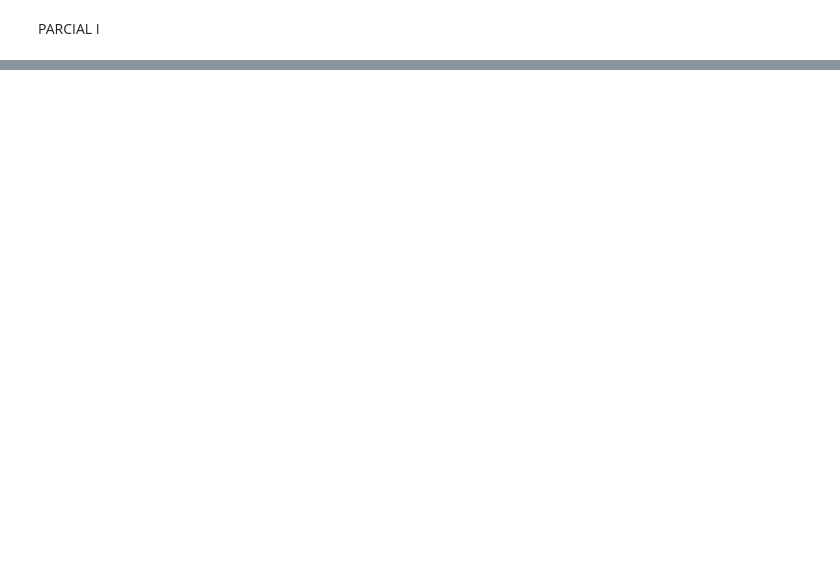
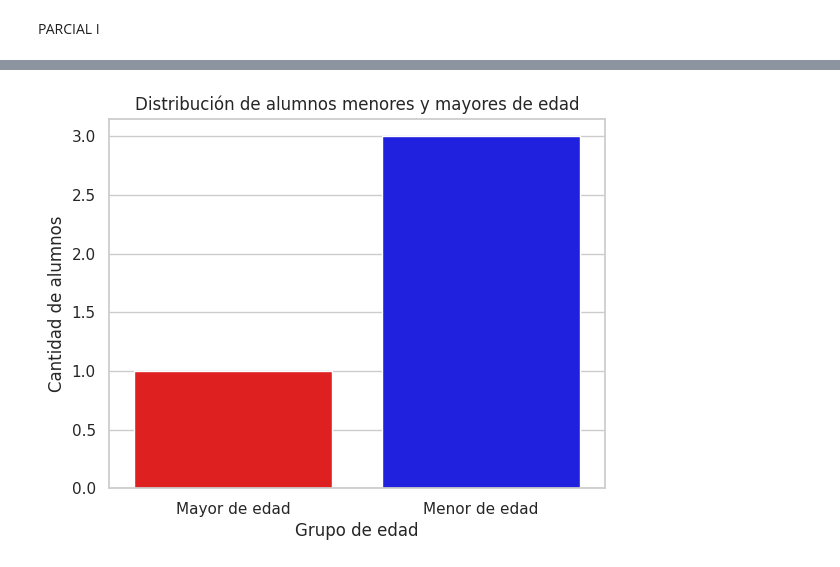
Before and after one commit to eduardosantosugb/PROGRAIII-SEMI-2025, a Jupyter notebook: Untitled0.ipynb, the cells around one changed output, grey strips where cells are left out. Cells and saved outputs as stored; diff of their text form; code cells hidden in the pictures; blank space fills up the shorter version.

```diff
--- a/Untitled0.ipynb
+++ b/Untitled0.ipynb
@@ -1146,0 +1025,25 @@ Para un monto de $1785.79, el impuesto a pagar es: $6.00
+# %%
+import pandas as pd
+ruta = "/content/edades.csv"
+edades= pd.read_csv(ruta,sep=";",encoding="UTF-8")
+# %%
+import matplotlib.pyplot as plt
+import seaborn as sns
+
+edades['grupo_edad'] = edades['edades'].apply(lambda x: 'Menor de edad' if x < 18 else 'Mayor de edad')
+
+conteo = edades['grupo_edad'].value_counts()
+sns.set(style="whitegrid")
+sns.countplot(
+   data=edades,
+   x='grupo_edad',
+   hue='grupo_edad',
+   palette={'Menor de edad': 'Blue', 'Mayor de edad': 'RED'},
+   legend=False
+)
+plt.title('Distribución de alumnos menores y mayores de edad')
+plt.xlabel('Grupo de edad')
+plt.ylabel('Cantidad de alumnos')
+plt.show()
+# %% [output]
+[figure, added]
```
Also changed, not shown: parts of 35 cells of this notebook.
